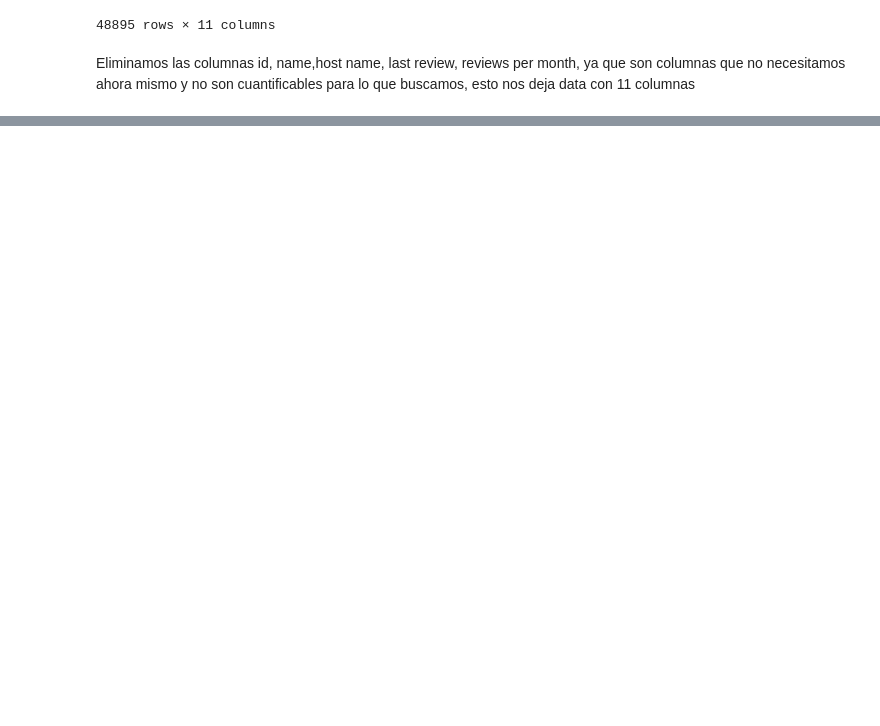
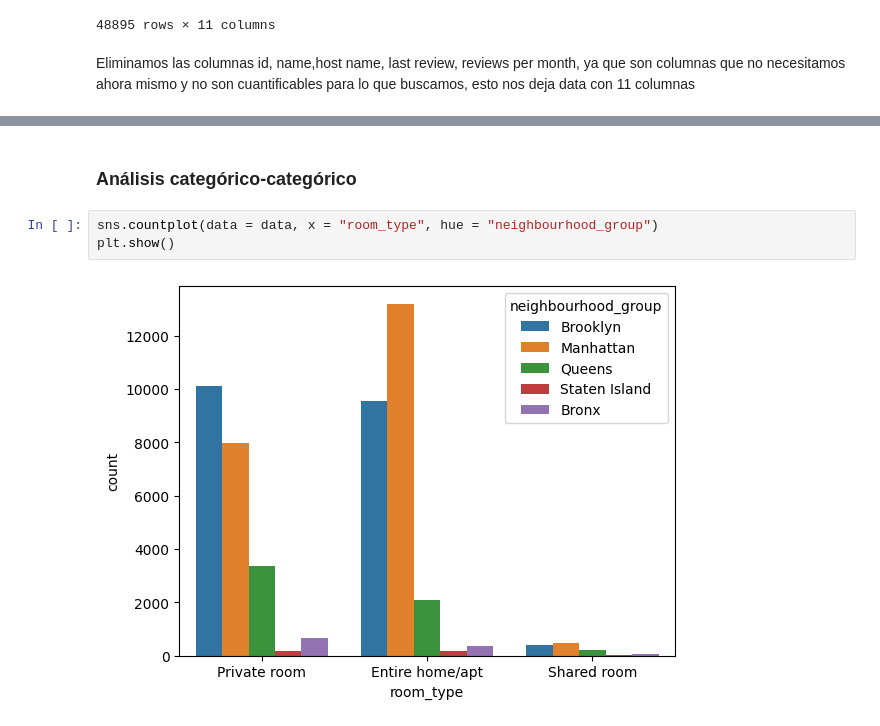
Before and after one commit to 4GeeksAcademy/Gupir11-machine-learning, a Jupyter notebook: src/00-eda-airbnb-ny.ipynb, the cells around one changed output, grey strips where cells are left out. Cells and saved outputs as stored; diff of their text form; blank space fills up the shorter version.

```diff
--- a/src/00-eda-airbnb-ny.ipynb
+++ b/src/00-eda-airbnb-ny.ipynb
@@ -127,0 +171,7 @@ en el conjunto de zonas vemos que manhattan tiene mas airbnb para alquilar sacan
+# %% [markdown]
+### Análisis categórico-categórico
+# %%
+sns.countplot(data = data, x = "room_type", hue = "neighbourhood_group")
+plt.show()
+# %% [output]
+[figure, added]
```
Also changed, not shown: parts of 40 cells of this notebook.
